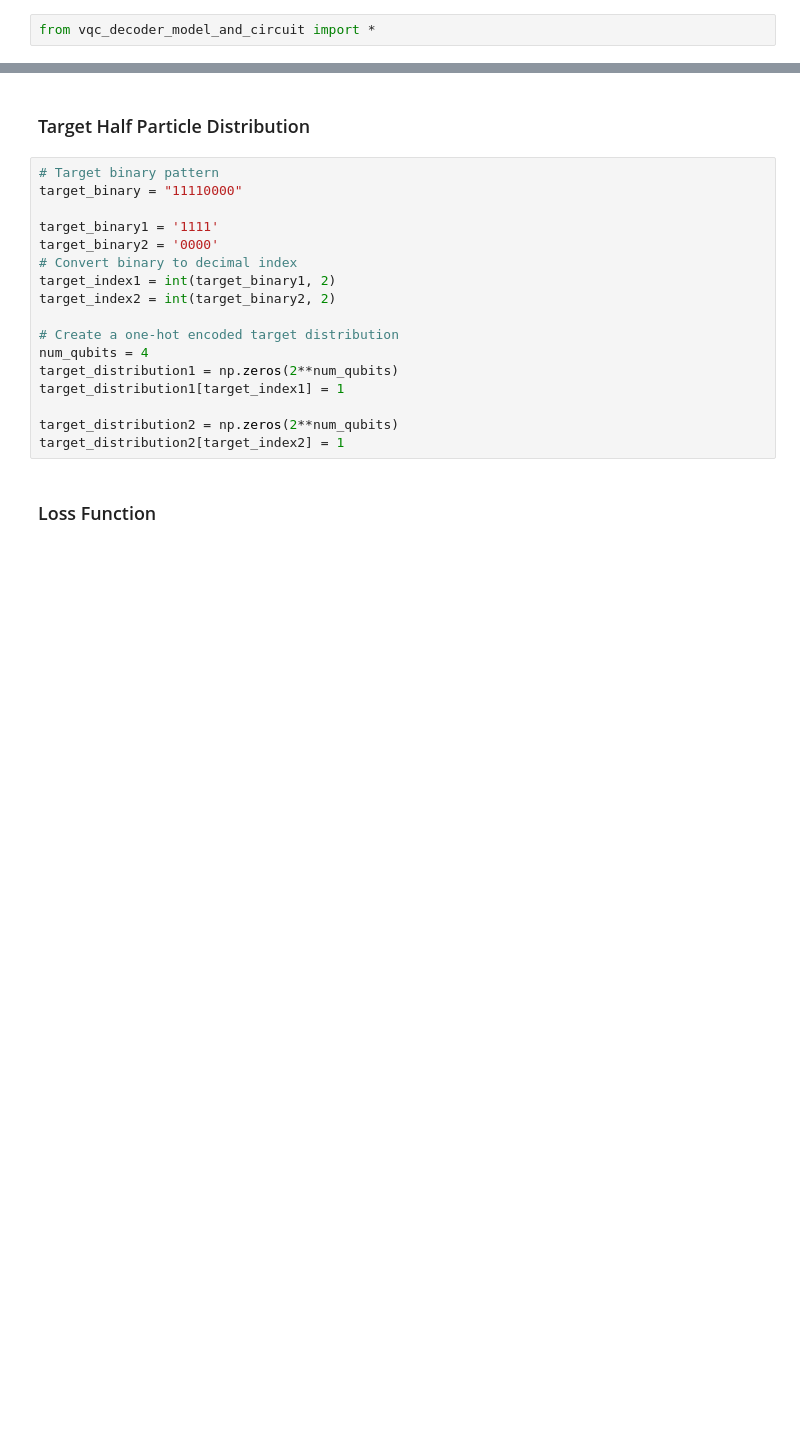
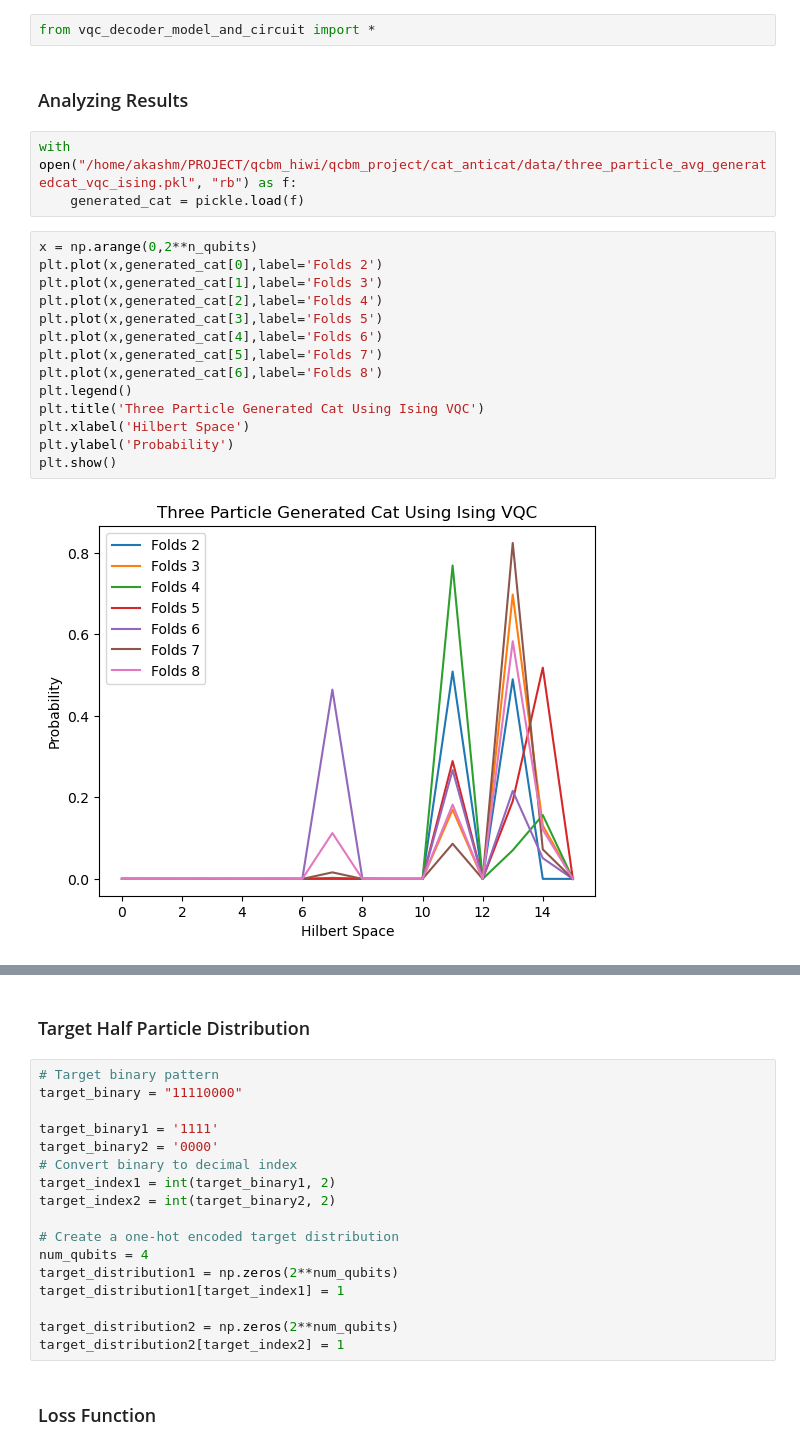
Before and after one commit to Ak-ash22/qcbm_hiwi, a Jupyter notebook: qcbm_project/cat_anticat/avg_vqc_work.ipynb, the cells around one changed output, grey strips where cells are left out. Drawn from its saved outputs; the diff is of its cells as text; blank space fills up the shorter version.

```diff
--- a/qcbm_project/cat_anticat/avg_vqc_work.ipynb
+++ b/qcbm_project/cat_anticat/avg_vqc_work.ipynb
@@ -1,2 +1,23 @@
 # %%
 from vqc_decoder_model_and_circuit import *
+# %% [markdown]
+### Analyzing Results
+# %%
+with open("/home/akashm/PROJECT/qcbm_hiwi/qcbm_project/cat_anticat/data/three_particle_avg_generatedcat_vqc_ising.pkl", "rb") as f:
+    generated_cat = pickle.load(f)
+# %%
+x = np.arange(0,2**n_qubits)
+plt.plot(x,generated_cat[0],label='Folds 2')
+plt.plot(x,generated_cat[1],label='Folds 3')
+plt.plot(x,generated_cat[2],label='Folds 4')
+plt.plot(x,generated_cat[3],label='Folds 5')
+plt.plot(x,generated_cat[4],label='Folds 6')
+plt.plot(x,generated_cat[5],label='Folds 7')
+plt.plot(x,generated_cat[6],label='Folds 8')
+plt.legend()
+plt.title('Three Particle Generated Cat Using Ising VQC')
+plt.xlabel('Hilbert Space')
+plt.ylabel('Probability')
+plt.show()
+# %% [output]
+[figure, added]
```
Also changed, not shown: parts of 10 cells of this notebook, 5 other files.
